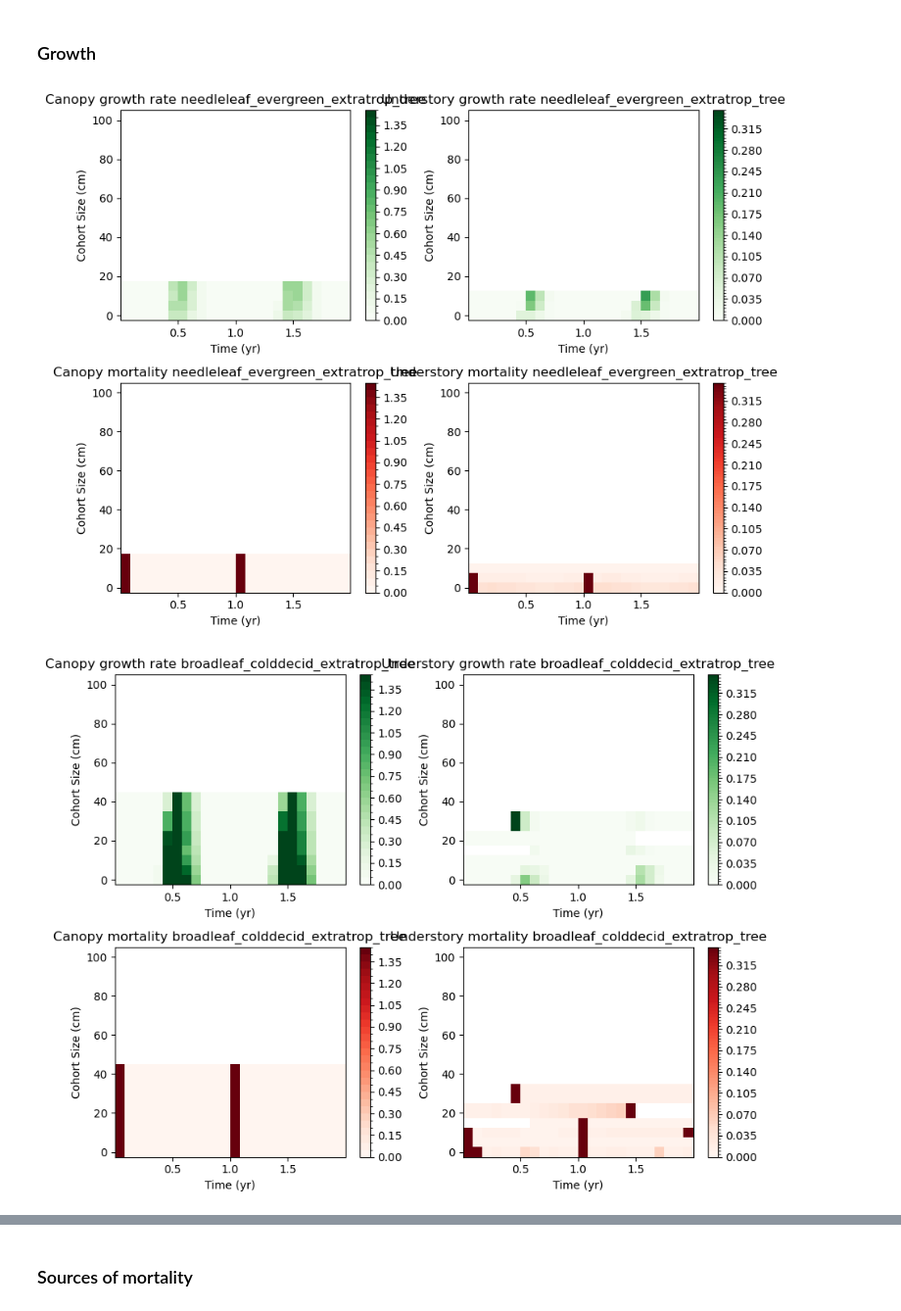
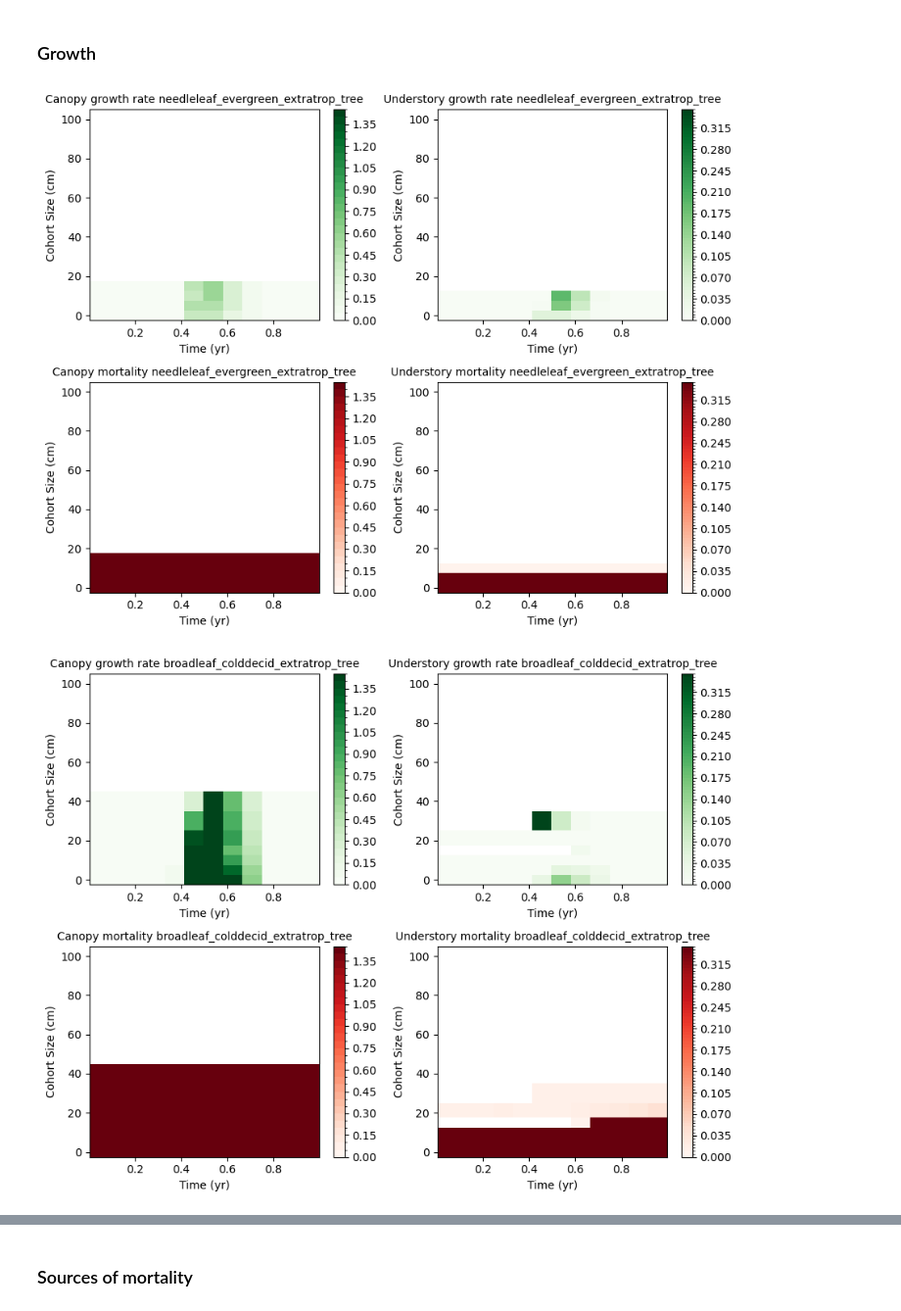
Before and after one commit to JessicaNeedham/NorESM-FATES-pointscripts, a Jupyter notebook: pointcellchecks_v2.ipynb, the cells around one changed output, grey strips where cells are left out. Shown at 98% size. Cells and saved outputs as stored; diff of their text form; code cells hidden in the pictures.

```diff
--- a/pointcellchecks_v2.ipynb
+++ b/pointcellchecks_v2.ipynb
@@ -36,7 +36,9 @@ pftnames = ["broadleaf_evergreen_tropical_tree",
   "c4_grass"]
 # %%
 # default
-fates_file = '/datalake/NS9188K/share/jessien/feb26/noresm-fates_f45_2000s_single_ent_szpf_restart.2026-02-02/run/noresm-fates_f45_2000s_single_ent_szpf_restart.2026-02-02.2200s.nc'
+#fates_file = '/datalake/NS9188K/share/jessien/feb26/noresm-fates_f45_2000s_single_ent_szpf_restart.2026-02-02/run/noresm-fates_f45_2000s_single_ent_szpf_restart.2026-02-02.2200s.nc'
+#fates_file = '/datalake/NS9188K/share/jessien/feb26/noresm-fates_f45_2000s_single_ent_szpf_monthly_logging.2026-02-02/run/noresm-fates_f45_2000s_single_ent_szpf_monthly_logging.2026-02-02.2000s.nc'
+fates_file = '/datalake/NS9188K/share/jessien/feb26/noresm-fates_f45_2000s_szpfs.2026-02-02/run/noresm-fates_f45_2000s_szpfs.2026-02-02.2200s.nc'
 fates = xr.open_dataset(fates_file, decode_times=False)
 
 #hyytiala
@@ -222,40 +226,40 @@ for i in range(0,npfts):
     norm = BoundaryNorm(levels, ncolors=cmap.N, clip=True)
     im = f3ax0.pcolormesh(time, cohort_size_bins, np.squeeze(DDBH_CANOPY_SZPF.isel(fates_levpft=pft) / NPLANT_CANOPY_SZPF.isel(fates_levpft=pft)).transpose(), cmap=cmap, norm=norm)
     fig3.colorbar(im, ax=f3ax0)
-    f3ax0.set_title(r'Canopy growth rate {}'.format(pftnames[i]))
+    f3ax0.set_title(r'Canopy growth rate {}'.format(pftnames[i]), fontsize=10)
     f3ax0.set_xlabel('Time (yr)')
     f3ax0.set_ylabel('Cohort Size (cm)')
 
     ## set up the second plot: growth rate in the understory, units as above
     levels = np.arange(0.,0.35, 0.005)
     cmap = plt.get_cmap('Greens')
     norm = BoundaryNorm(levels, ncolors=cmap.N, clip=True)
     im = f3ax1.pcolormesh(time, cohort_size_bins, np.squeeze(DDBH_USTORY_SZPF.isel(fates_levpft=pft) / NPLANT_USTORY_SZPF.isel(fates_levpft=pft)).transpose(), cmap=cmap, norm=norm)
     fig3.colorbar(im, ax=f3ax1)
-    f3ax1.set_title(r'Understory growth rate {}'.format(pftnames[i]))
+    f3ax1.set_title(r'Understory growth rate {}'.format(pftnames[i]), fontsize=10)
     f3ax1.set_xlabel('Time (yr)')
     f3ax1.set_ylabel('Cohort Size (cm)')
 
     levels = np.arange(0.,1.5, 0.05)
     cmap = plt.get_cmap('Reds')
     norm = BoundaryNorm(levels, ncolors=cmap.N, clip=True)
     im = f3ax2.pcolormesh(time, cohort_size_bins, np.squeeze(MORT_CANOPY_SZPF.isel(fates_levpft=pft) / NPLANT_CANOPY_SZPF.isel(fates_levpft=pft)).transpose(), cmap=cmap, norm=norm)
     fig3.colorbar(im, ax=f3ax2)
-    f3ax2.set_title(r'Canopy mortality {}'.format(pftnames[i]))
+    f3ax2.set_title(r'Canopy mortality {}'.format(pftnames[i]), fontsize=10)
     f3ax2.set_xlabel('Time (yr)')
     f3ax2.set_ylabel('Cohort Size (cm)')
 
     ## set up the second plot: growth rate in the understory, units as above
     levels = np.arange(0.,0.35, 0.005)
     cmap = plt.get_cmap('Reds')
     norm = BoundaryNorm(levels, ncolors=cmap.N, clip=True)
     im = f3ax3.pcolormesh(time, cohort_size_bins, np.squeeze(MORT_USTORY_SZPF.isel(fates_levpft=pft) / NPLANT_USTORY_SZPF.isel(fates_levpft=pft)).transpose(), cmap=cmap, norm=norm)
     fig3.colorbar(im, ax=f3ax3)
-    f3ax3.set_title(r'Understory mortality {}'.format(pftnames[i]))
+    f3ax3.set_title(r'Understory mortality {}'.format(pftnames[i]), fontsize=10)
     f3ax3.set_xlabel('Time (yr)')
     f3ax3.set_ylabel('Cohort Size (cm)')
 
     fig3.tight_layout()
 # %% [output]
-[figure, old version]
+[figure, new version]
-[figure, old version]
+[figure, new version]
```
Also changed, not shown: parts of 13 cells of this notebook.
